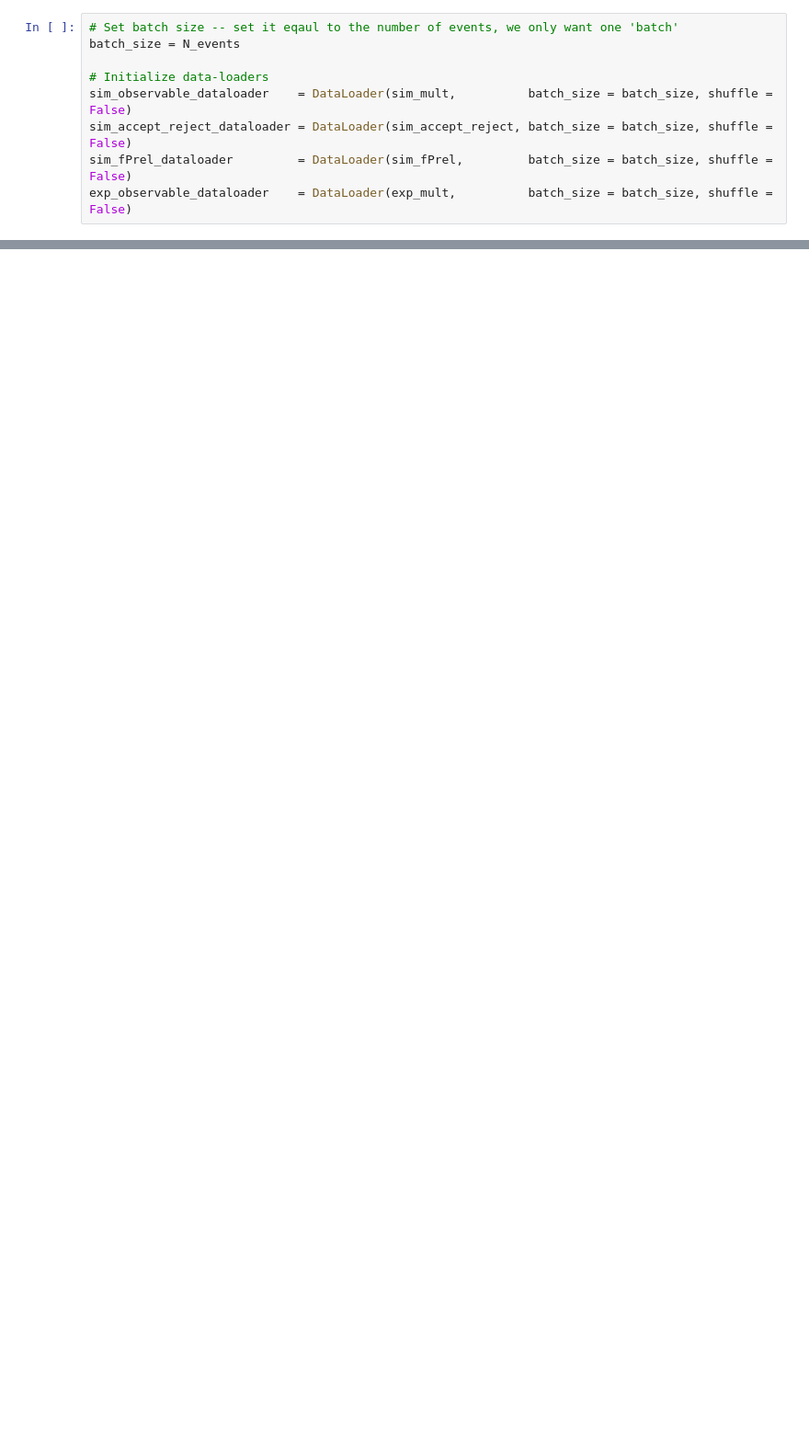
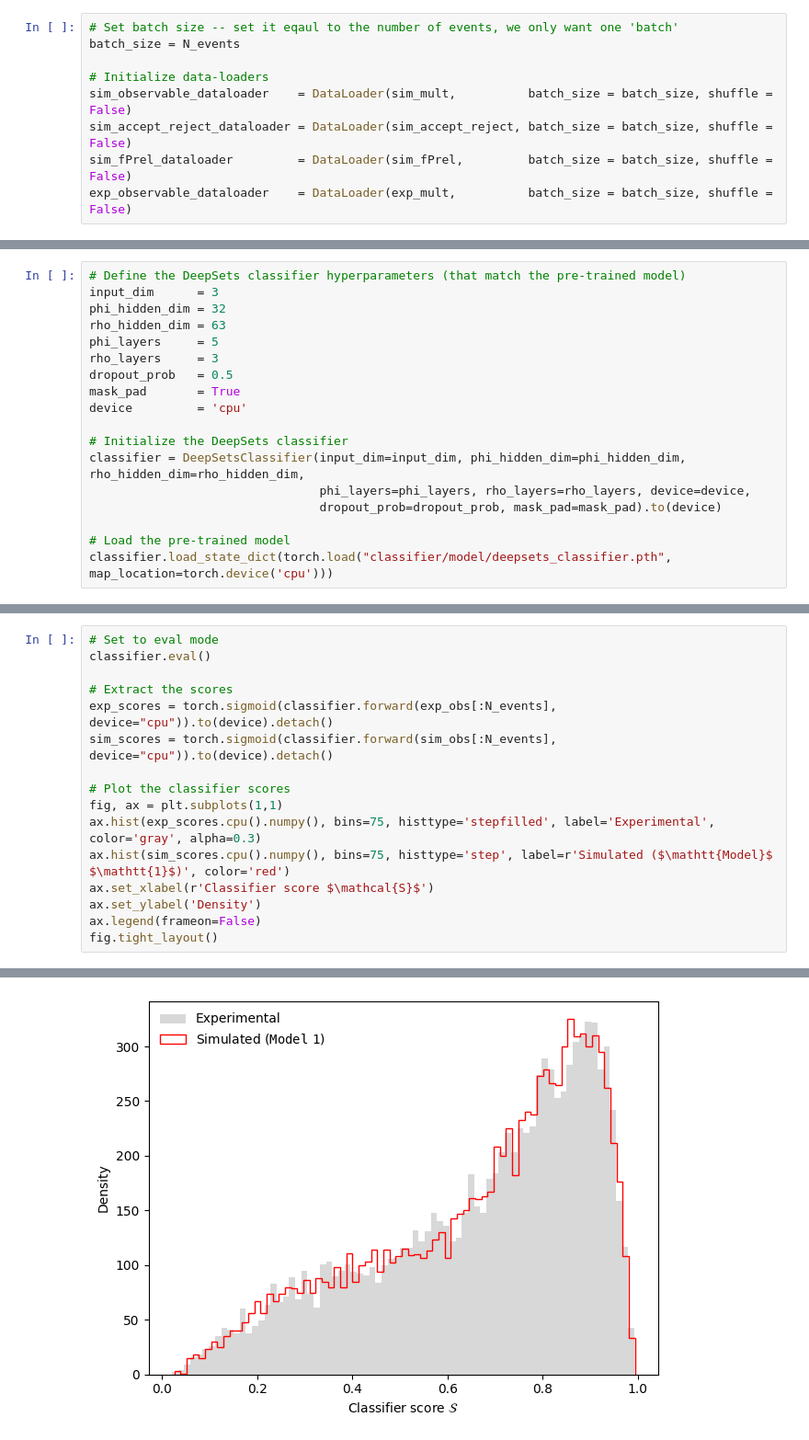
Before and after one commit to tonymenzo/RSA, a Jupyter notebook: src/RSA_flow_map.ipynb, the cells around one changed output, grey strips where cells are left out. Shown at 92% size. Saved outputs shown, nothing was run; the diff lists cells and outputs as text; blank space fills up the shorter version.

```diff
--- a/src/RSA_flow_map.ipynb
+++ b/src/RSA_flow_map.ipynb
@@ -117,0 +572,18 @@ Size of exp_observable_dataloader: 10000
+# %%
+# Define the DeepSets classifier hyperparameters (that match the pre-trained model)
+input_dim      = 3
+phi_hidden_dim = 32
+rho_hidden_dim = 63
+phi_layers     = 5
+rho_layers     = 3
+dropout_prob   = 0.5
+mask_pad       = True
+device         = 'cpu'
+
+# Initialize the DeepSets classifier
+classifier = DeepSetsClassifier(input_dim=input_dim, phi_hidden_dim=phi_hidden_dim, rho_hidden_dim=rho_hidden_dim,
+                                phi_layers=phi_layers, rho_layers=rho_layers, device=device,
+                                dropout_prob=dropout_prob, mask_pad=mask_pad).to(device)
+
+# Load the pre-trained model
+classifier.load_state_dict(torch.load("classifier/model/deepsets_classifier.pth", map_location=torch.device('cpu')))
@@ -117,0 +593,17 @@ Size of exp_observable_dataloader: 10000
+# %%
+# Set to eval mode
+classifier.eval()
+
+# Extract the scores
+exp_scores = torch.sigmoid(classifier.forward(exp_obs[:N_events], device="cpu")).to(device).detach()
+sim_scores = torch.sigmoid(classifier.forward(sim_obs[:N_events], device="cpu")).to(device).detach()
+
+# Plot the classifier scores
+fig, ax = plt.subplots(1,1)
+ax.hist(exp_scores.cpu().numpy(), bins=75, histtype='stepfilled', label='Experimental', color='gray', alpha=0.3)
+ax.hist(sim_scores.cpu().numpy(), bins=75, histtype='step', label=r'Simulated ($\mathtt{Model}$ $\mathtt{1}$)', color='red')
+ax.set_xlabel(r'Classifier score $\mathcal{S}$')
+ax.set_ylabel('Density')
+ax.legend(frameon=False)
+fig.tight_layout()
+# %% [output]
@@ -117,0 +612 @@ Size of exp_observable_dataloader: 10000
+[figure, added]
```
Also changed, not shown: parts of 23 cells of this notebook, 13 other files.
